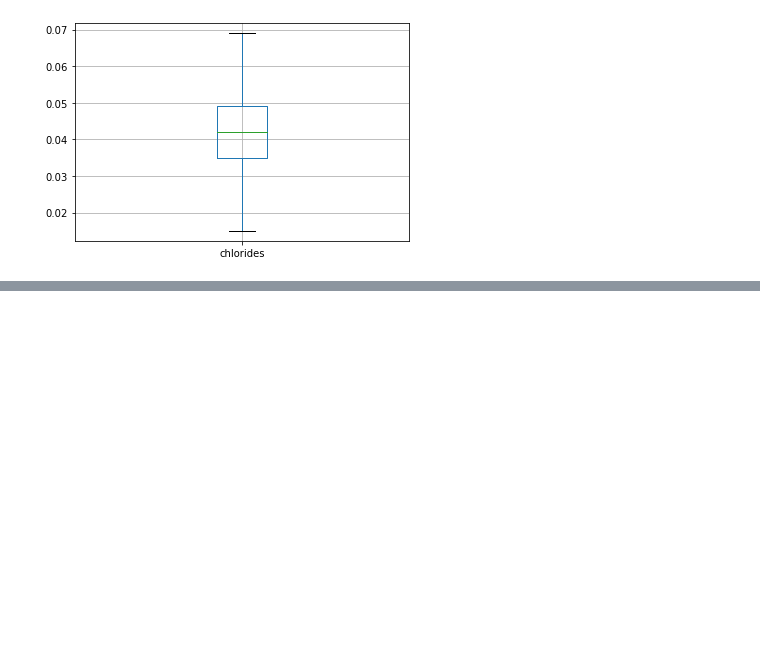
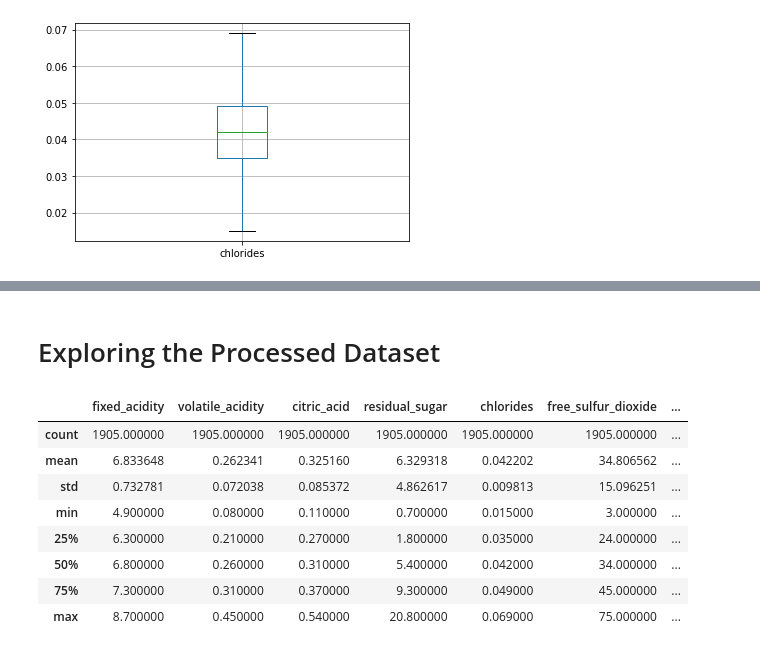
Before and after one commit to mchayan/DS_Practice, a Jupyter notebook: EDA_Practice/Assignment/Assignment_2.ipynb, the cells around one changed output, grey strips where cells are left out. Saved outputs shown, nothing was run; the diff lists cells and outputs as text; code cells hidden in the pictures; blank space fills up the shorter version.

```diff
--- a/EDA_Practice/Assignment/Assignment_2.ipynb
+++ b/EDA_Practice/Assignment/Assignment_2.ipynb
@@ -686,0 +684,15 @@ new_data.boxplot('alcohol')
+# %% [markdown]
+# Exploring the Processed Dataset
+# %%
+# Now, let's check the information about different variables/column from the dataset:
+new_data.describe()
+# %% [output]
+|  | fixed_acidity | volatile_acidity | citric_acid | residual_sugar | chlorides | free_sulfur_dioxide | ... |
+| count | 1905.000000 | 1905.000000 | 1905.000000 | 1905.000000 | 1905.000000 | 1905.000000 | ... |
+| mean | 6.833648 | 0.262341 | 0.325160 | 6.329318 | 0.042202 | 34.806562 | ... |
+| std | 0.732781 | 0.072038 | 0.085372 | 4.862617 | 0.009813 | 15.096251 | ... |
+| min | 4.900000 | 0.080000 | 0.110000 | 0.700000 | 0.015000 | 3.000000 | ... |
+| 25% | 6.300000 | 0.210000 | 0.270000 | 1.800000 | 0.035000 | 24.000000 | ... |
+| 50% | 6.800000 | 0.260000 | 0.310000 | 5.400000 | 0.042000 | 34.000000 | ... |
+| 75% | 7.300000 | 0.310000 | 0.370000 | 9.300000 | 0.049000 | 45.000000 | ... |
+| max | 8.700000 | 0.450000 | 0.540000 | 20.800000 | 0.069000 | 75.000000 | ... |
```
Also changed, not shown: parts of 104 cells of this notebook.
